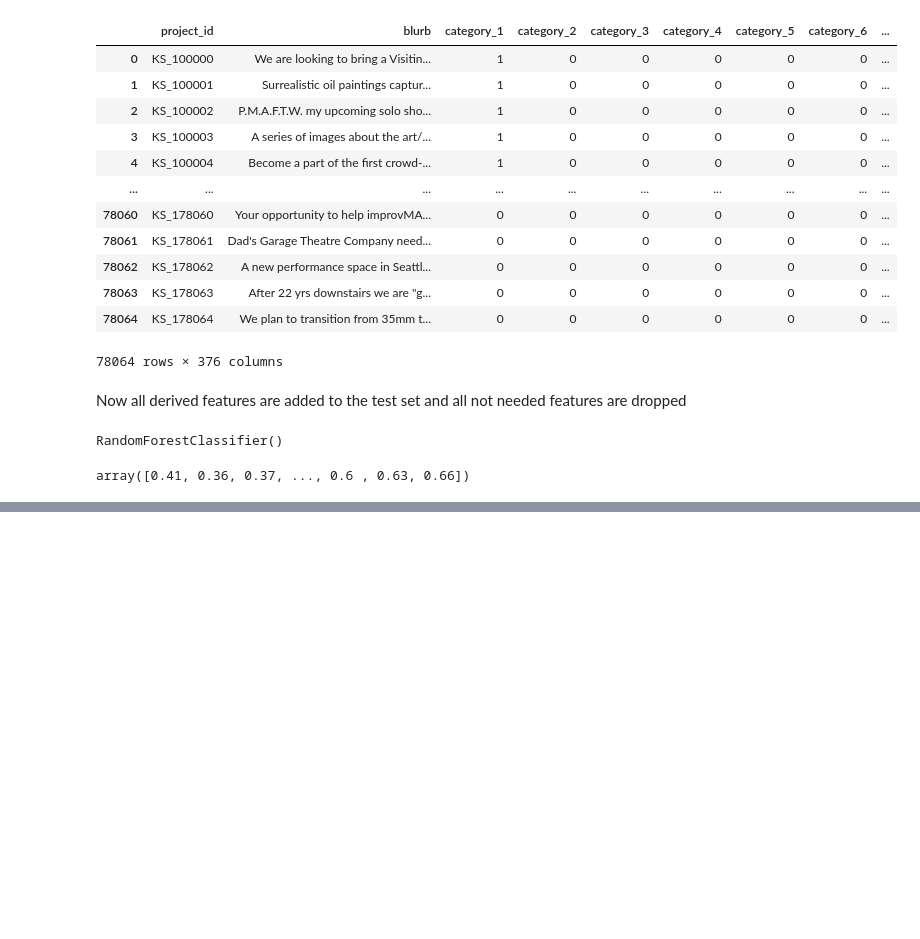
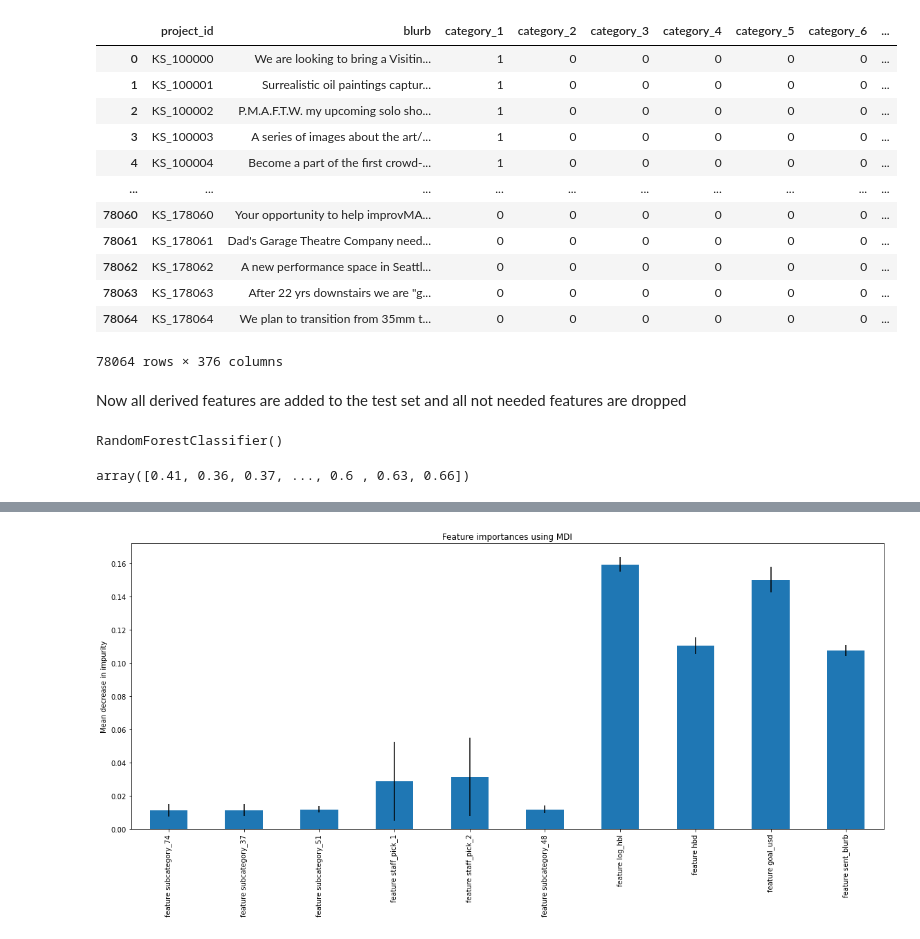
Before and after one commit to HishamAlkaed/Kickstarter, a Jupyter notebook: Modeling&Evaluation.ipynb, the cells around one changed output, grey strips where cells are left out. Saved outputs shown, nothing was run; the diff lists cells and outputs as text; code cells hidden in the pictures; blank space fills up the shorter version.

Commit message:
feature importance
added a feature importance plot for RF

```diff
--- a/Modeling&Evaluation.ipynb
+++ b/Modeling&Evaluation.ipynb
@@ -275,0 +282,9 @@ df_test.to_csv('predictions.tsv', sep='\t', columns=['project_id','prediction'],
+# %%
+start_time = time.time()
+importances = best_model.feature_importances_
+std = np.std([
+    tree.feature_importances_ for tree in best_model.estimators_], axis=0)
+elapsed_time = time.time() - start_time
+
+print(f"Elapsed time to compute the importances: "
+      f"{elapsed_time:.3f} seconds")
@@ -275,0 +293,18 @@ df_test.to_csv('predictions.tsv', sep='\t', columns=['project_id','prediction'],
+# %%
+# we get the indices of the 10 most important features
+indx = np.argpartition(best_model.feature_importances_, -10)[-10:]
+# %%
+df_copy = df.drop(['blurb', 'name', 'hbl', 'goal', 'funded'],axis=1)
+# %%
+f_names = df_copy.iloc[:, indx].columns
+# %%
+feature_names = [f'feature {i}' for i in [x for x in f_names]]
+forest_importances = pd.Series(importances[indx], index=feature_names)
+
+fig, ax = plt.subplots()
+forest_importances.plot.bar(yerr=std[indx], ax=ax)
+ax.set_title("Feature importances using MDI")
+ax.set_ylabel("Mean decrease in impurity")
+fig.tight_layout()
+# %% [output]
+[figure, added]
```
Also changed, not shown: parts of 4 cells of this notebook.
